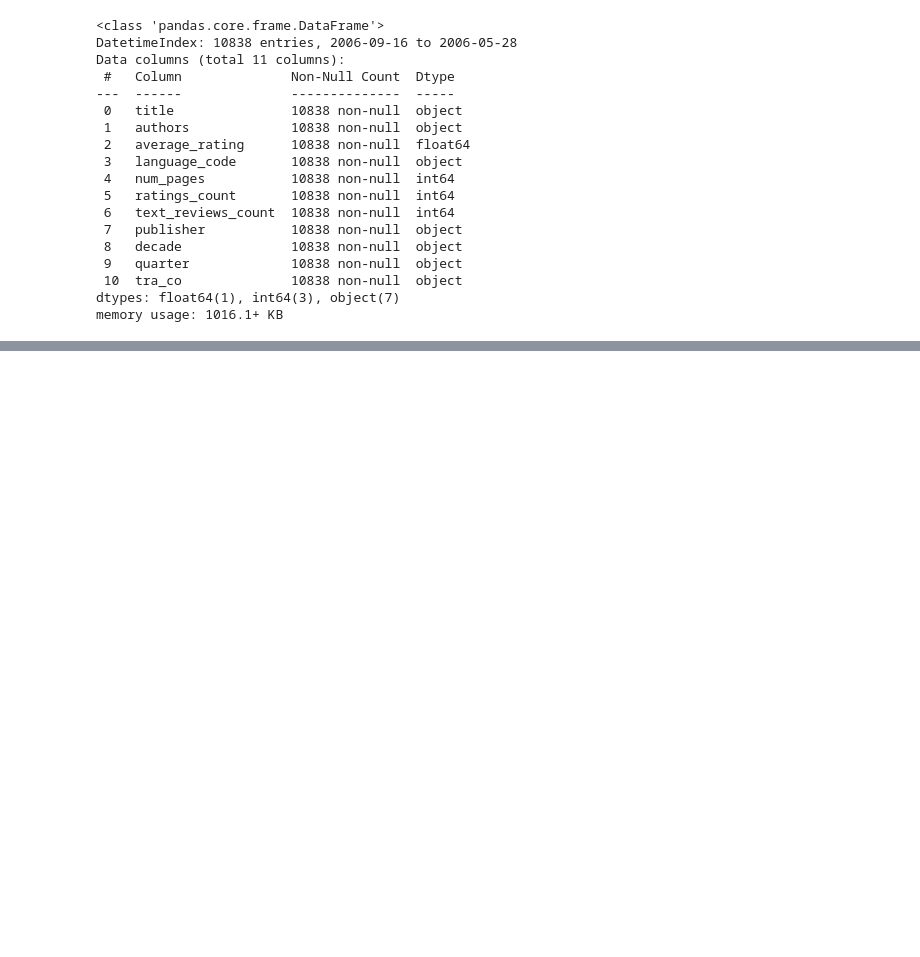
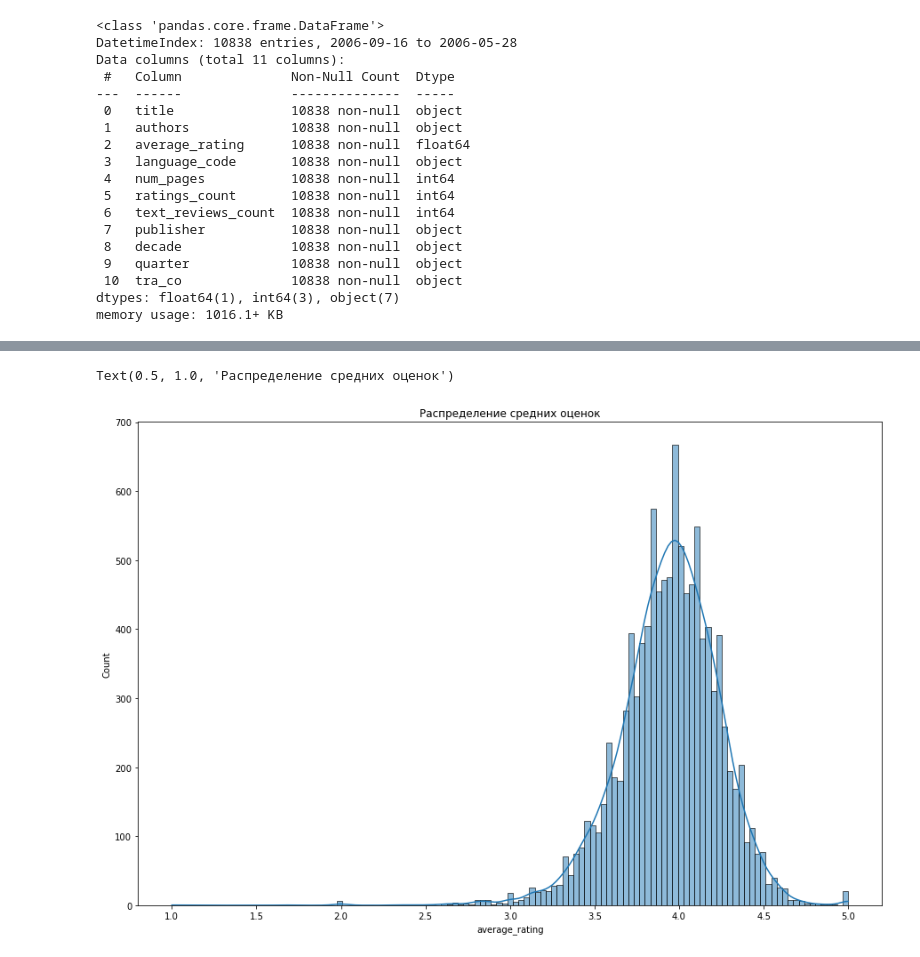
Before and after one commit to anastasiaaam/goodreads, a Jupyter notebook: goodreads_2.ipynb, the cells around one changed output, grey strips where cells are left out. Drawn from its saved outputs; the diff is of its cells as text; code cells hidden in the pictures; blank space fills up the shorter version.

Commit message:
understanding and visualization attribute

```diff
--- a/goodreads_2.ipynb
+++ b/goodreads_2.ipynb
@@ -130,0 +153,7 @@ memory usage: 1016.1+ KB
+# %%
+fig, ax = plt.subplots(figsize = (15, 10))
+sns.histplot(db['average_rating'], kde = 'True') # линия это плотность распределения, kde ядерная оценка плотности
+plt.title('Распределение средних оценок')
+# %% [output]
+Text(0.5, 1.0, 'Распределение средних оценок')
+[figure, added]
```
Also changed, not shown: parts of 20 cells of this notebook.
